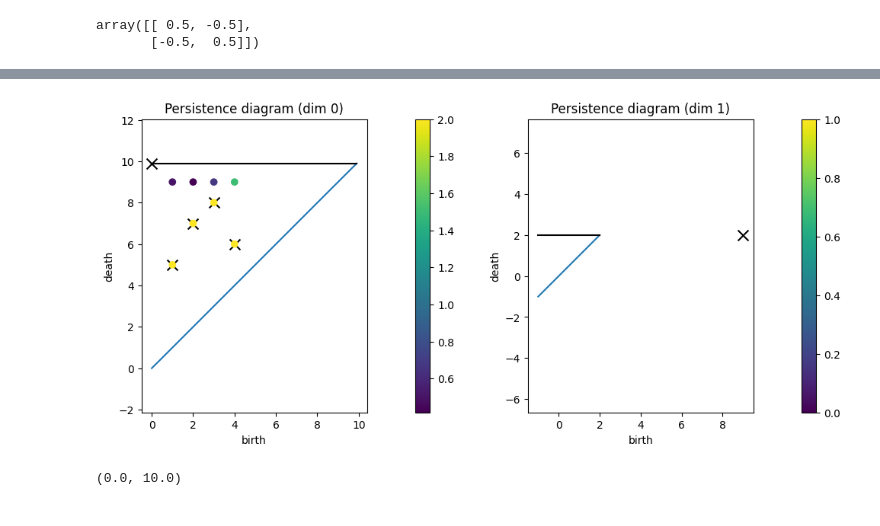
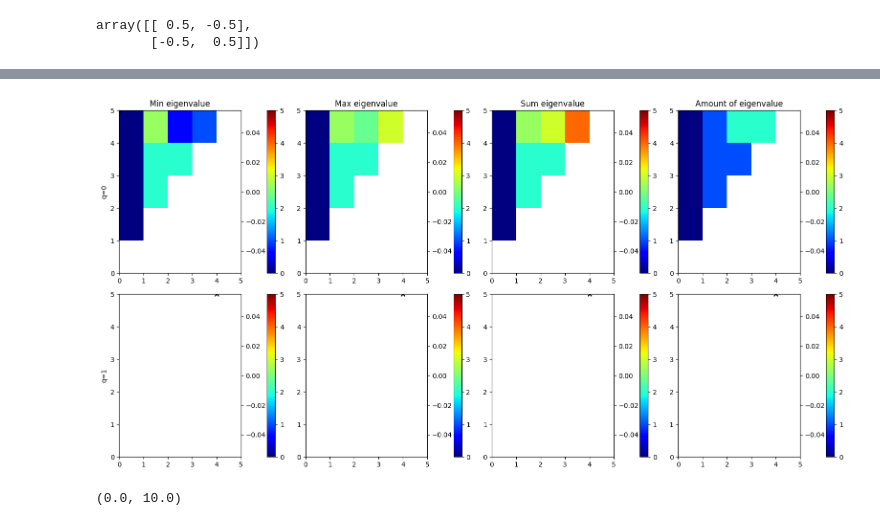
Before and after one commit to siroj99/Master_thesis, a Jupyter notebook: code/laplacians_torch.ipynb, the cells around one changed output, grey strips where cells are left out. Saved outputs shown, nothing was run; the diff lists cells and outputs as text; code cells hidden in the pictures.

```diff
--- a/code/laplacians_torch.ipynb
+++ b/code/laplacians_torch.ipynb
@@ -141,14 +144,30 @@ simplices = [([0], 0), ([1], 1), ([2], 2), ([3], 3), ([1,0], 4), ([0,3], 5), ([1
 # simplices = [([0], 0), ([3], 1), ([6], 1), ([1], 2), ([0,1], 2), ([4], 2), ([3,4], 2), ([7], 2), ([6,7], 2.5), ([2], 3), ([5], 3), ([8], 3), ([1,2], 3), ([2,3], 4), ([4,5], 4), ([5,6], 4), ([7,8], 4), ([0,8], 4)]
 
 # Path
-# simplices = create_path(2, end_path=-1)
+# simplices = create_path(4, end_path=-1)
+
+# Week 20 powerpoint example
+# simplices = [([0], 0), ([1], 1), ([0,1], 1), ([2], 2), ([1,2], 2), ([3], 3), ([2,3], 3), ([0,3],4)]#([4], 4), ([3,4], 4), ([0,4], 4)]
+# simplices = [([0], 0), ([1], 1), ([0,1], 1), ([2], 2), ([1,2], 2), ([3], 3), ([2,3], 3), ([4], 4), ([3,4], 4), ([0,4], 4), ([5], 5), ([2,5], 5), ([6], 6), ([5,6], 6), ([7], 7), ([6,7], 7), ([7,1], 8)]
+# simplices = [([0], 0), ([1], 1), ([0,1], 1), ([2], 2), ([1,2], 2), ([3], 3), ([2,3], 3), ([4], 4), ([3,4], 4), ([0,4], 4), ([5], 5), ([6], 6), ([3,5], 8),  ([5,6], 7)]#, ([7], 7), ([2,7], 7), ([8], 8), ([0,8], 8)]
+
+# simplices = [([0], 0), ([1], 1),  ([2], 2),  ([3], 3), ([4], 4), ([0,1], 4), ([1,2], 5), ([2,3], 6), ([0,3],7), ([2,4], 8)]#([4], 4), ([3,4], 4), ([0,4], 4)]
+
+# Same landscape
+# simplices = [([0], 0), ([1], 1), ([2],2 ), ([0,2], 2), ([3], 3), ([3,1], 3), ([3,2], 4)] #([2,3], 3), ([0,3],4)]#([4], 4), ([3,4], 4), ([0,4], 4)]
+# simplices = [([0], 0), ([1], 1), ([2], 2), ([1,2], 2), ([3], 3), ([2,3], 3), ([0,3],4)]
+# simplices = [([0], 0), ([1], 1), ([0,1], 1), ([2], 2), ([1,2], 2), ([3], 3), ([2,3], 3), ([0,3],4)]
+
+# simplices = [([0], 0), ([1], 1), ([2],2 ), ([3], 3), ([0,2], 4),  ([3,1], 5), ([3,2], 6)]
+# simplices = [([0], 0), ([1], 1), ([2], 2), ([3], 3), ([1,2], 4),  ([2,3], 5), ([0,3],6)]
+# simplices = [([0], 0), ([1], 1), ([0,1], 1), ([2], 2), ([1,2], 2), ([3], 3), ([2,3], 3), ([0,3],4)]
 
 # Simple example between hard and easy lap
 # simplices = [([0], 0), ([1], 0), ([2], 1), ([0,1], 1), ([0,2], 1)]
 # simplices = [([0], 0), ([1], 0), ([2], 1), ([0,2], 1), ([1,2], 1)]
 
 # Cycles
-simplices = create_cycle(5)
+# simplices = create_cycle(5)
 x = 4
 y = 4
 z = 4
@@ -172,11 +191,14 @@ overlap = 3
 # Path of cycles
 # simplices = create_path_of_cycles(11)
 
+# simplices = [([0], 0), ([1], 0), ([2], 1), ([0,2], 1), ([1,2], 1)]
+# simplices = [([0], 0), ([1], 0), ([2], 1), ([3], 1), ([4], 1), ([5],1), ([0,2], 1), ([2,3], 1), ([3,4], 1), ([4,5], 1), ([1,5], 1)]
+
 f = dio.Filtration()
 for vertices, time in simplices:
     f.append(dio.Simplex(vertices, time))
 
-f = make_one_at_a_time(f)
+# f = make_one_at_a_time(f)
 
 draw_filtration(f)
 
@@ -201,29 +320,41 @@ array([[ 0.5, -0.5],
 # %%
 def Laplacian_fun(B22_st, B22_stm1, B22_sm1t, B22_sm1tm1, eye):
     # return B22_stm1@B22_sm1t@(eye-B22_st)@B22_sm1t
     # return B22_sm1t@(eye-B22_st)@B22_sm1t@B22_stm1
     # return B22_sm1t@B22_stm1@(eye-B22_st)@B22_stm1
     # return B22_stm1@(eye-B22_st)@B22_stm1@B22_sm1t
     # return B22_sm1tm1-B22_sm1t-B22_stm1+B22_st
 
 
     # return B22_stm1@B22_sm1t+B22_sm1t@B22_stm1-2*B22_st
     # return eye-B22_st
 
     # return B22_stm1@(eye-B22_st)@(eye - B22_sm1tm1 + B22_sm1t)
 
     # Best
-    return B22_sm1t@B22_stm1-B22_st
+    return eye - B22_st
     # return B22_stm1@B22_sm1t-B22_st
 
     # Normal
     # return -1*(B22_sm1tm1 - B22_sm1t - B22_stm1 + B22_st)
 
     # return B22_sm1t - B22_st
 
-eigenvalues, relevant_times, fig, ax, _ = plot_Laplacian_new_eigenvalues(f, lambda x: 1, compute_only_trace=False, max_dim =1, device="cpu", plot_diagram= True, plot_types=["Min", "Max", "Sum", "Amount of"], Laplacian_fun= Laplacian_fun, method="less_memory", plot_args_diag={"c": "black", "alpha": 1, "marker": "x"}, plot_type_to_fun={"Amount of": len}, integer_time_steps=True)
+eigenvalues, relevant_times, fig, ax = plot_Laplacian_new_eigenvalues(f, lambda x: 1,
+                                                                         compute_only_trace=False,
+                                                                         max_dim =1,
+                                                                         device="cpu",
+                                                                         plot_diagram= False,
+                                                                         plot_types=["Min", "Max", "Sum", "Amount of"],
+                                                                         Laplacian_fun= Laplacian_fun,
+                                                                         method="less_memory",
+                                                                         plot_args_diag={"c": "black", "alpha": 1, "marker": "x"},
+                                                                         plot_type_to_fun={"Amount of": len},
+                                                                         integer_time_steps=True,
+                                                                         lap_pt_style={"cmap": "jet", "vmin": 0, "vmax": 1.6},
+                                                                         plot_args_mesh={"vmin": 0, "vmax": 5})
 # %% [output]
-[figure, old version]
+[figure, new version]
 # %%
 s_list = []
 t_list = []
```
Also changed, not shown: parts of 8 cells of this notebook, 45 other files.
